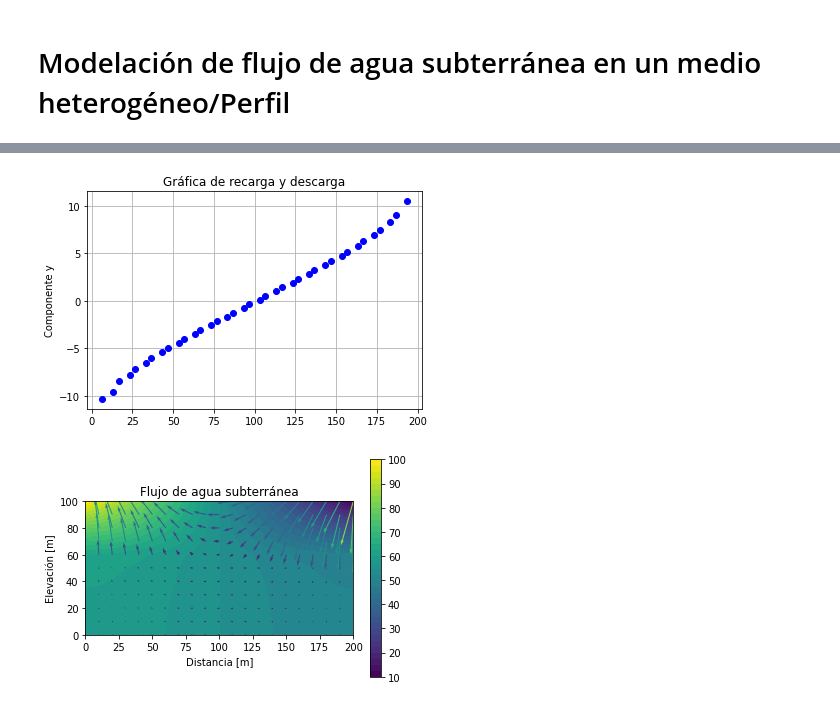
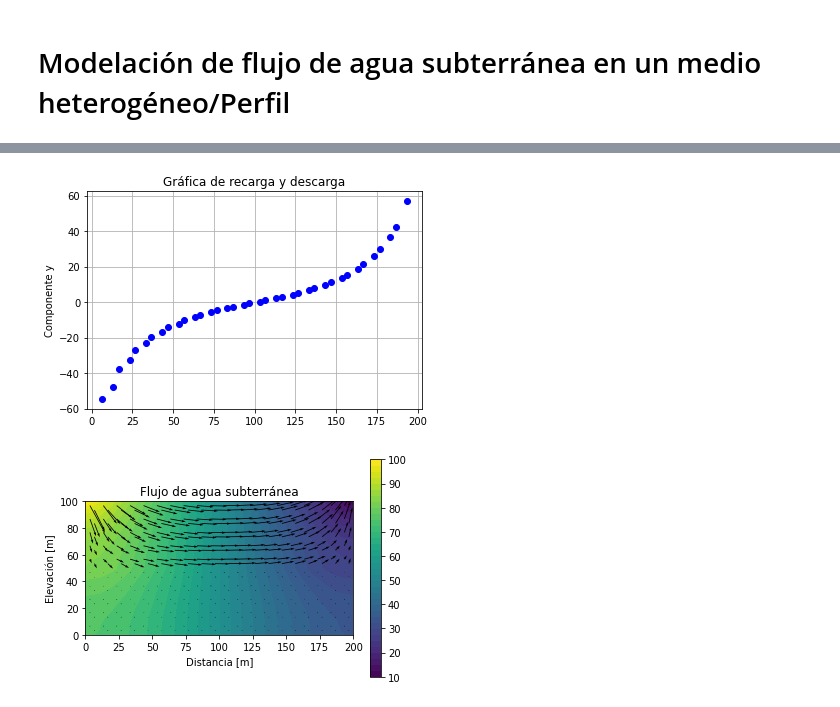
Before and after one commit to skypsnet/Modelaci-nPython, a Jupyter notebook: Notebooks/Caso hetérogeneo simple perfil.ipynb, the cells around one changed output, grey strips where cells are left out. Saved outputs shown, nothing was run; the diff lists cells and outputs as text; code cells hidden in the pictures.

```diff
--- a/Notebooks/Caso hetérogeneo simple perfil.ipynb
+++ b/Notebooks/Caso hetérogeneo simple perfil.ipynb
@@ -12,3 +45,17 @@ V = FunctionSpace(mesh, 'P', 1)
+# %%
+# Se definen los parámetros de la simulación
+
+k1 = 10 #Conductividad hidráulica en la capa inferior
+k2 = 100 # Conductividad hidráulica en la capa superior
+lonx = 200 # Longitud en dirección x
+lony = 100 # Longirud en dirección y
+delta = 10 # Refinación de malla
+elemx = int(lonx/delta) # Número de elementos en x
+elemy = int(lony/delta) # Número de elementos en y
+
+# Se genera la malla
+mesh= RectangleMesh(Point(0,0),Point(lonx,lony),elemx,elemy)
+V = FunctionSpace(mesh, 'P', 1)
 # %%
 # Se definen las condiciones de fronteras
 
@@ -74,9 +154,9 @@ for i in range(0,399):
 
 for i in range (0,399):
  if (datos[i,1]<50):
-  datos[i,4]=100
+  datos[i,4]= k1
  else:
-  datos[i,4]=10
+  datos[i,4]= k2
 # %%
 #Se exportan los datos de la carga hidráulica
 
@@ -88,34 +168,37 @@ for i in range (0,201):
 np.savetxt("carga1.2",carga)
 # %%
 # Se aplica la ecuación de Darcy para obtener el flujo q=k*grad(u); donde k=datos[:,4] y grad(u)=(datos[:,2] y datos[:,3])
-datos[:,5]=-1*datos[:,4]*datos[:,2]
-datos[:,6]=-1*datos[:,4]*datos[:,3]
+
+for cell_no in range(len(subdomains.array())):
+  subdomain_no = subdomains.array()[cell_no]
+  datos[cell_no,5] = -k_values[subdomain_no]*datos[cell_no,2]
+  datos[cell_no,6] = -k_values[subdomain_no]*datos[cell_no,3]
 
 
 np.savetxt("SoluciónFlujo3.4",datos)
 
-import matplotlib.pyplot as plt
+
 plt.figure()
 plt.plot(datos[361:399,0],datos[361:399,6],'bo')
 plt.title('Gráfica de recarga y descarga')
 plt.ylabel('Componente y')
 plt.grid()
 # %% [output]
-[figure, old version]
+[figure, new version]
 # %%
 # Ploteo de la solucion
 plt.figure()
 carga=plot(u)
-plot(grad(u))
-#flujo=plt.quiver(xx,yy,datos[:,5],datos[:,6])
+#plot(-grad(u))
+flujo=plt.quiver(xx,yy,datos[:,5],datos[:,6])
 plt.colorbar(carga)
 plt.title('Flujo de agua subterránea')
 plt.ylabel('Elevación [m]')
 #plt.colorbar(im)
 #plot(mesh)
 plt.title('Flujo de agua subterránea')
 plt.ylabel('Elevación [m]')
 plt.xlabel('Distancia [m]')
 plt.show()
 # %% [output]
-[figure, old version]
+[figure, new version]
```
Also changed, not shown: parts of 7 cells of this notebook, 40 other files.
